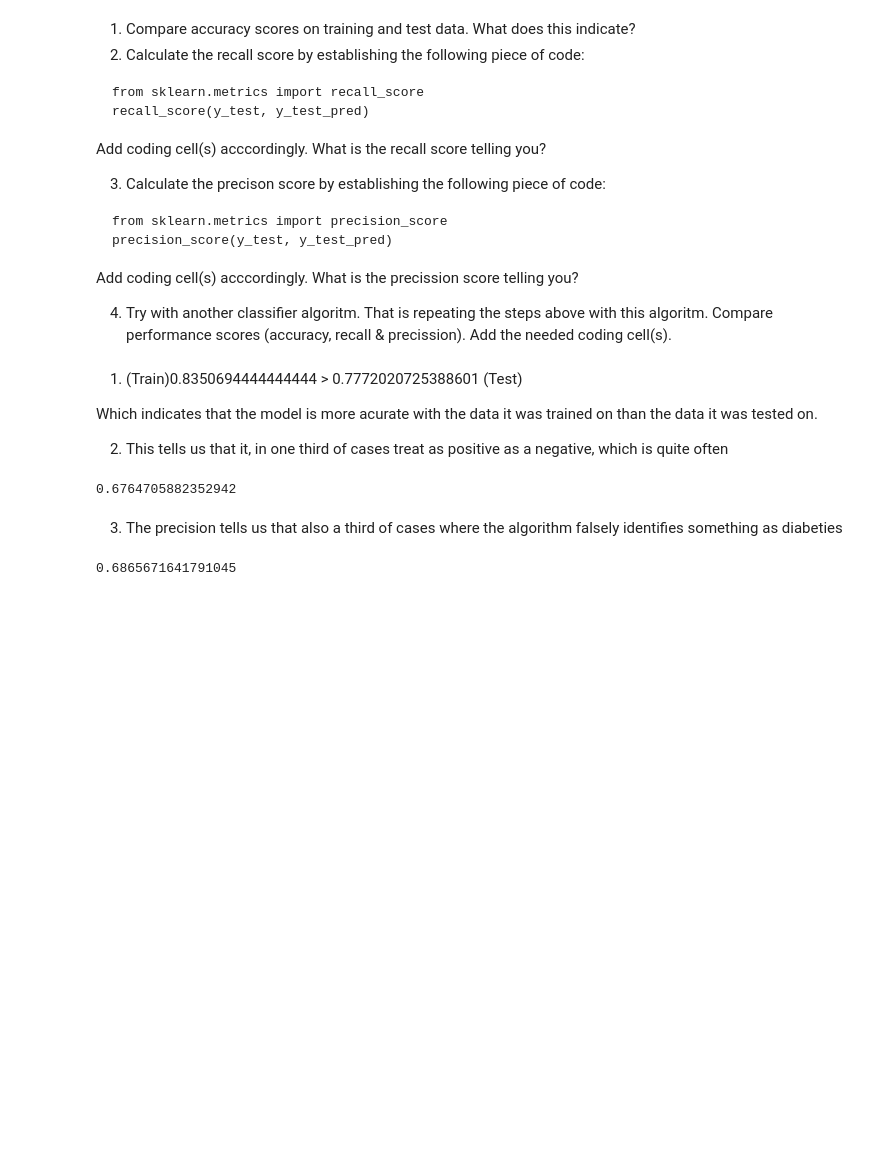
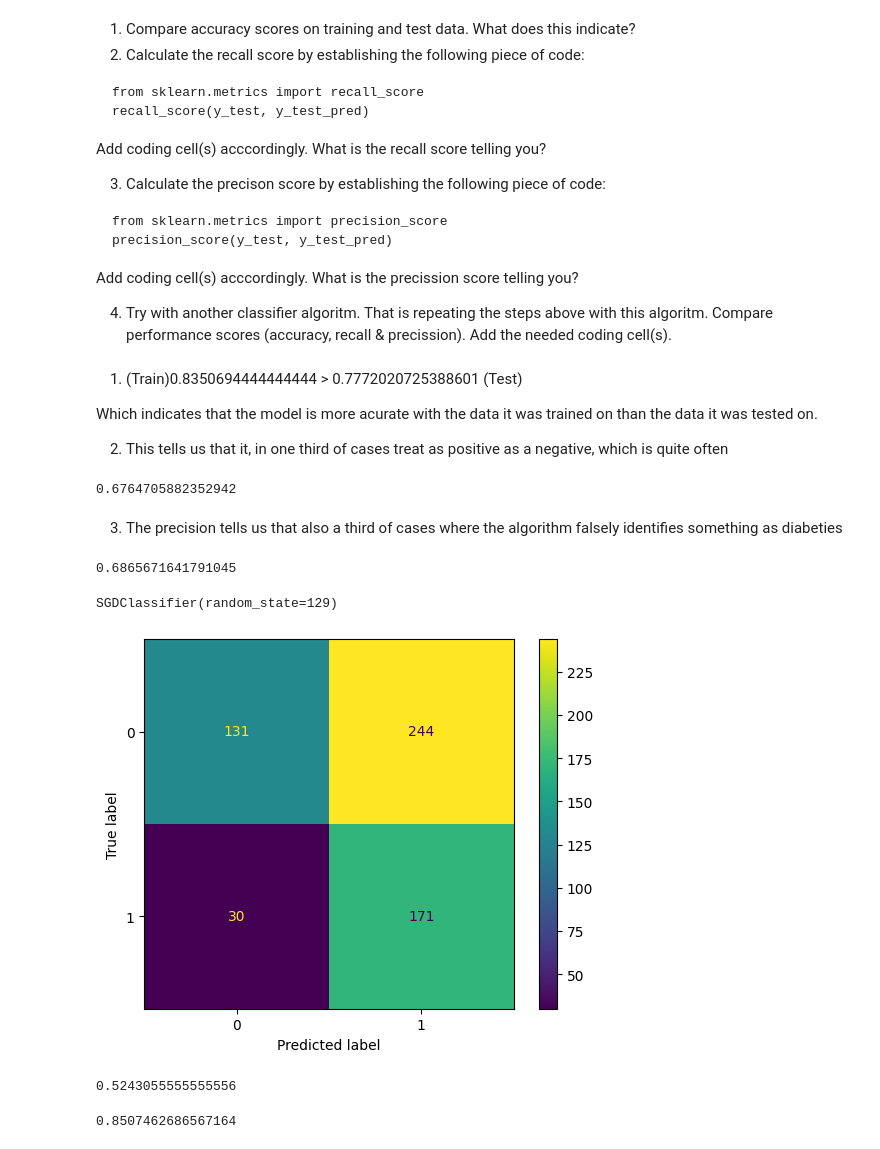
Before and after one commit to gvklinker/Machine-Learning, a Jupyter notebook: Classification_Diagnosing_Diabetes.ipynb, the cells around one changed output. Cells and saved outputs as stored; diff of their text form; code cells hidden in the pictures; blank space fills up the shorter version.

```diff
--- a/Classification_Diagnosing_Diabetes.ipynb
+++ b/Classification_Diagnosing_Diabetes.ipynb
@@ -186,3 +186,28 @@ from sklearn.metrics import precision_score
 precision_score(y_test, y_test_pred)
 # %% [output]
 0.6865671641791045
+# %%
+from sklearn.linear_model import SGDClassifier
+
+sgd_clf = SGDClassifier(random_state=129)
+sgd_clf.fit(X_train, y_train)
+# %% [output]
+SGDClassifier(random_state=129)
+# %%
+y_train_pred_sgd = sgd_clf.predict(X_train)
+# %%
+cm_sgd=confusion_matrix(y_train, y_train_pred_sgd)
+# %%
+disp = ConfusionMatrixDisplay(cm_sgd)
+disp.plot()
+plt.show()
+# %% [output]
+[figure, added]
+# %%
+accuracy_score(y_train, y_train_pred_sgd)
+# %% [output]
+0.5243055555555556
+# %%
+recall_score(y_train, y_train_pred_sgd)
+# %% [output]
+0.8507462686567164
```
